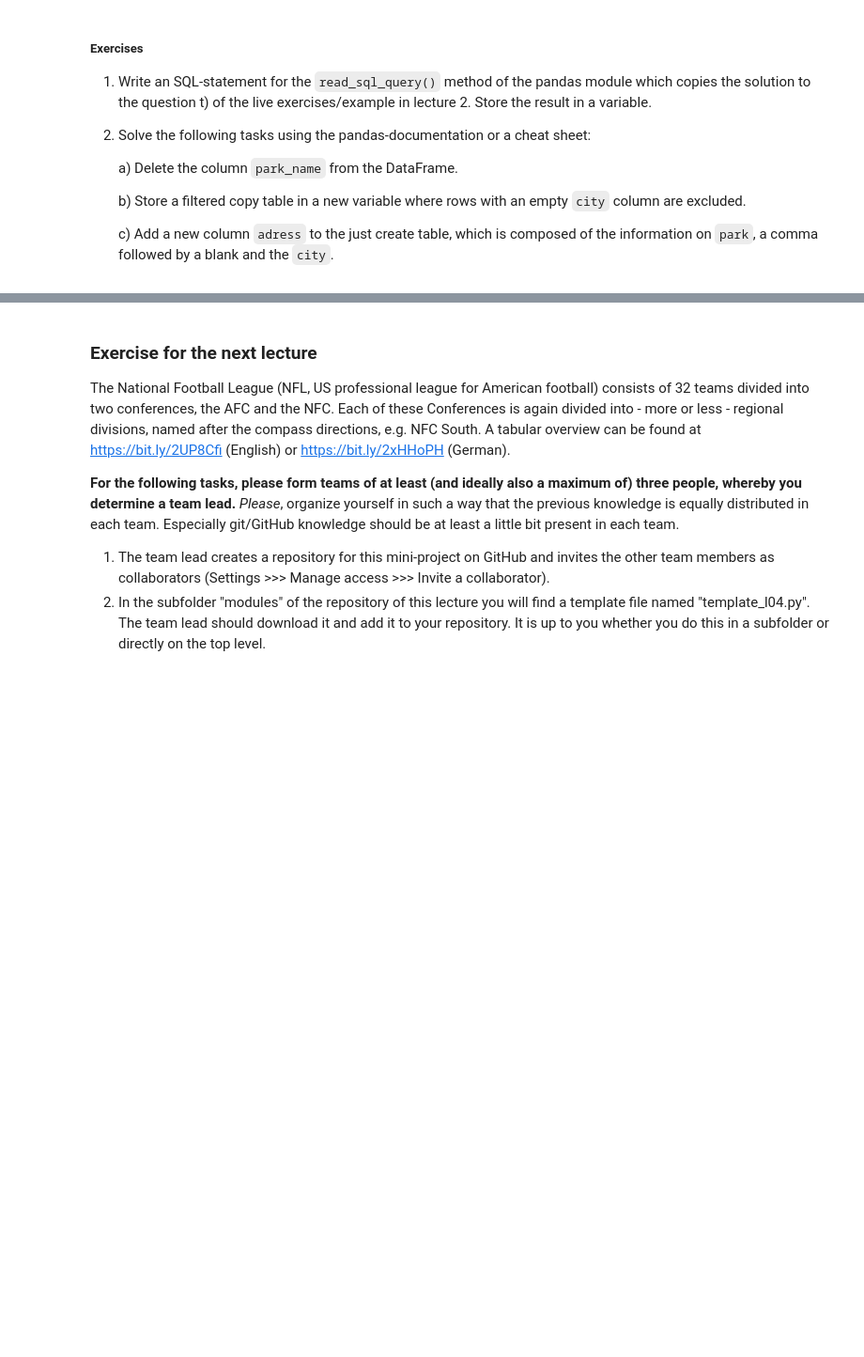
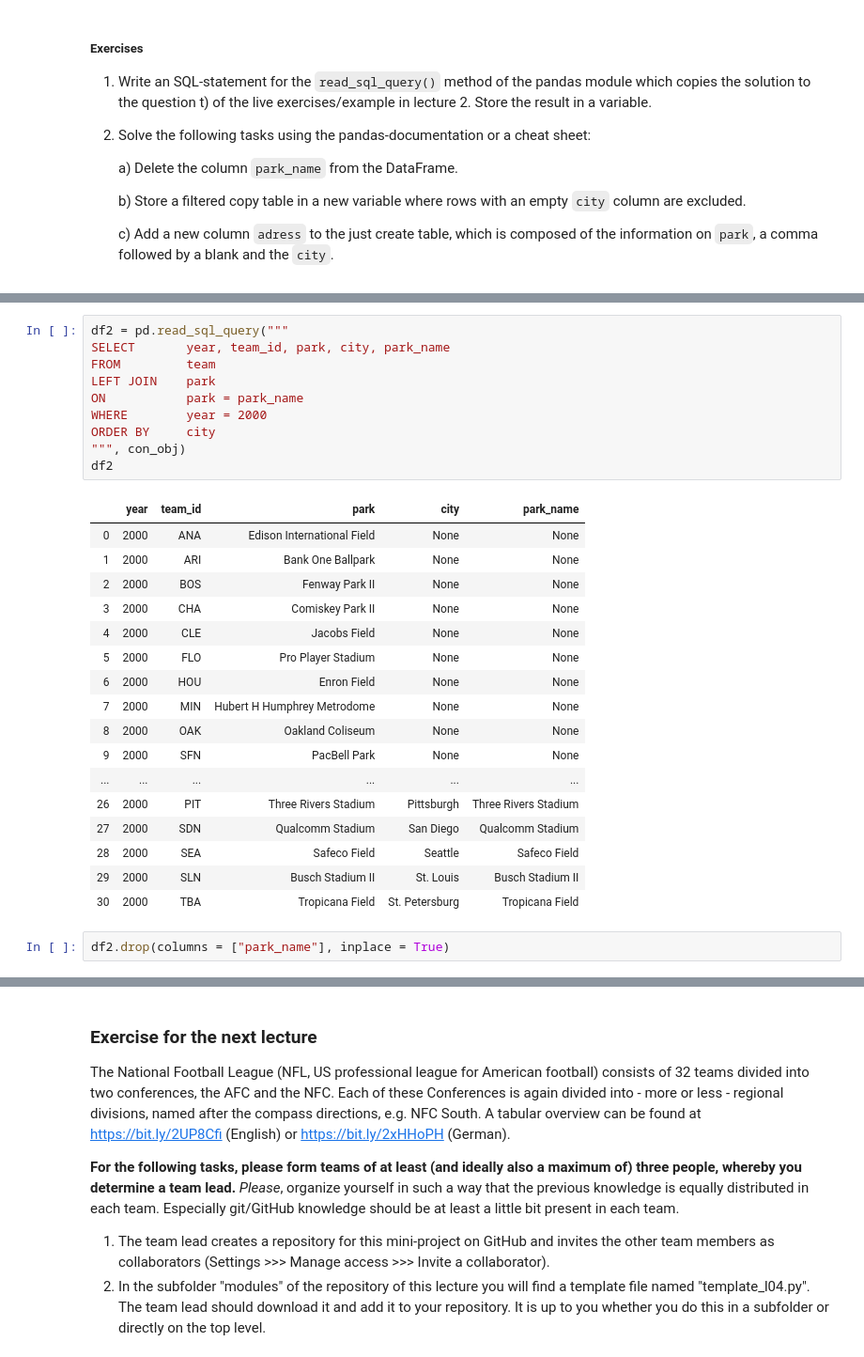
Before and after one commit to dgluesen/ss20-applied-programming, a Jupyter notebook: 20200402 - 04 - Einführung Python 2.ipynb, the cells around one changed output, grey strips where cells are left out. Shown at 94% size. Drawn from its saved outputs; the diff is of its cells as text; blank space fills up the shorter version.

```diff
--- a/20200402 - 04 - Einführung Python 2.ipynb
+++ b/20200402 - 04 - Einführung Python 2.ipynb
@@ -265,0 +507,30 @@ con_obj.close()
+# %%
+df2 = pd.read_sql_query("""
+SELECT       year, team_id, park, city, park_name
+FROM         team
+LEFT JOIN    park
+ON           park = park_name
+WHERE        year = 2000
+ORDER BY     city
+""", con_obj)
+df2
+# %% [output]
+|  | year | team_id | park | city | park_name |
+| 0 | 2000 | ANA | Edison International Field | None | None |
+| 1 | 2000 | ARI | Bank One Ballpark | None | None |
+| 2 | 2000 | BOS | Fenway Park II | None | None |
+| 3 | 2000 | CHA | Comiskey Park II | None | None |
+| 4 | 2000 | CLE | Jacobs Field | None | None |
+| 5 | 2000 | FLO | Pro Player Stadium | None | None |
+| 6 | 2000 | HOU | Enron Field | None | None |
+| 7 | 2000 | MIN | Hubert H Humphrey Metrodome | None | None |
+| 8 | 2000 | OAK | Oakland Coliseum | None | None |
+| 9 | 2000 | SFN | PacBell Park | None | None |
+| ... | ... | ... | ... | ... | ... |
+| 26 | 2000 | PIT | Three Rivers Stadium | Pittsburgh | Three Rivers Stadium |
+| 27 | 2000 | SDN | Qualcomm Stadium | San Diego | Qualcomm Stadium |
+| 28 | 2000 | SEA | Safeco Field | Seattle | Safeco Field |
+| 29 | 2000 | SLN | Busch Stadium II | St. Louis | Busch Stadium II |
+| 30 | 2000 | TBA | Tropicana Field | St. Petersburg | Tropicana Field |
+# %%
+df2.drop(columns = ["park_name"], inplace = True)
```
Also changed, not shown: parts of 54 cells of this notebook, 1 other file.
